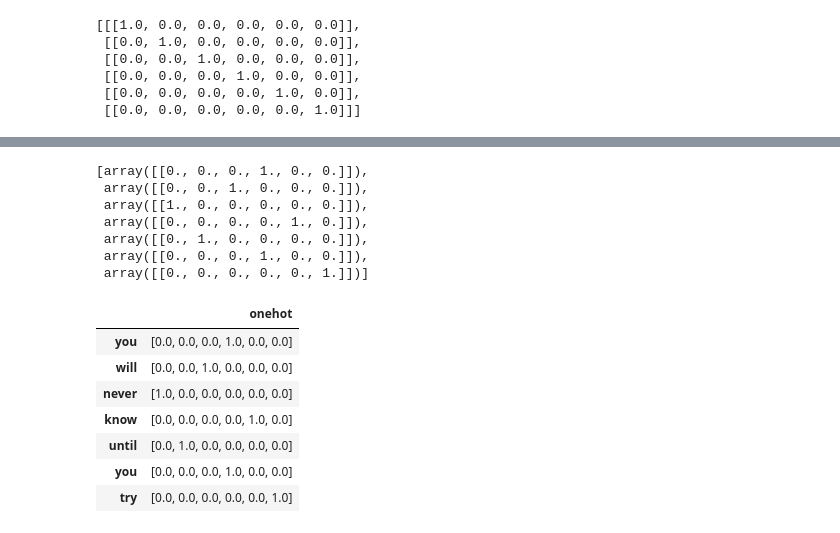
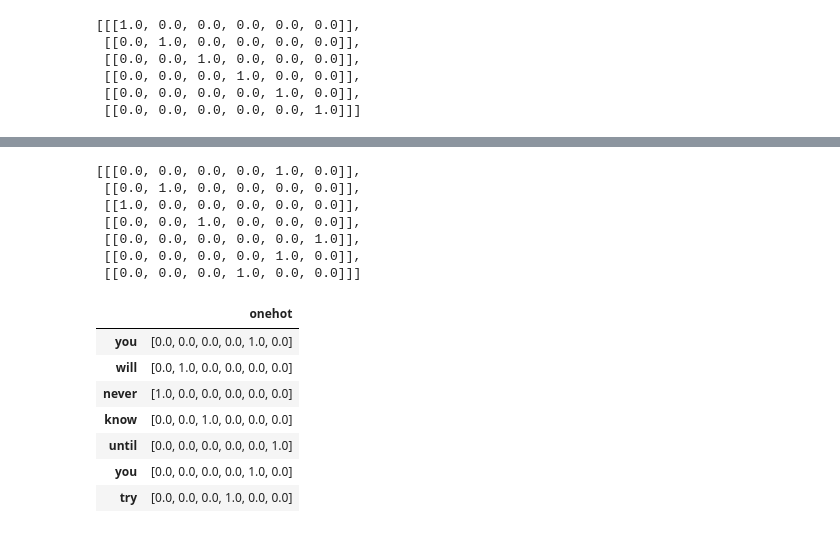
Before and after one commit to insightcampus/2020-inno-nlp-c-deeplearning, a Jupyter notebook: quotation_kim/word2vec.ipynb, the cells around one changed output, grey strips where cells are left out. Saved outputs shown, nothing was run; the diff lists cells and outputs as text; code cells hidden in the pictures.

```diff
--- a/quotation_kim/word2vec.ipynb
+++ b/quotation_kim/word2vec.ipynb
@@ -57,27 +47,27 @@ dic
 # %%
-onehot_lis = []
+y = []
 for token in token_list:
-    for word in dic.keys():
+    for word in dic.keys(): #토큰과 단어가 일치하면 토큰의 원핫벡터를 리스트에 추가
         if token == word:
-            onehot_lis.append(np.array(dic[word]))
-onehot_lis
+            y.append(dic[word])
+y
 # %% [output]
-[array([[0., 0., 0., 1., 0., 0.]]),
- array([[0., 0., 1., 0., 0., 0.]]),
- array([[1., 0., 0., 0., 0., 0.]]),
- array([[0., 0., 0., 0., 1., 0.]]),
- array([[0., 1., 0., 0., 0., 0.]]),
- array([[0., 0., 0., 1., 0., 0.]]),
- array([[0., 0., 0., 0., 0., 1.]])]
+[[[0.0, 0.0, 0.0, 0.0, 1.0, 0.0]],
+ [[0.0, 1.0, 0.0, 0.0, 0.0, 0.0]],
+ [[1.0, 0.0, 0.0, 0.0, 0.0, 0.0]],
+ [[0.0, 0.0, 1.0, 0.0, 0.0, 0.0]],
+ [[0.0, 0.0, 0.0, 0.0, 0.0, 1.0]],
+ [[0.0, 0.0, 0.0, 0.0, 1.0, 0.0]],
+ [[0.0, 0.0, 0.0, 1.0, 0.0, 0.0]]]
 # %%
-df = pd.DataFrame(onehot_lis, columns=['onehot'], index=token_list)
+df = pd.DataFrame(y, columns=['onehot'], index=token_list)
 df
 # %% [output]
 |  | onehot |
-| you | [0.0, 0.0, 0.0, 1.0, 0.0, 0.0] |
-| will | [0.0, 0.0, 1.0, 0.0, 0.0, 0.0] |
+| you | [0.0, 0.0, 0.0, 0.0, 1.0, 0.0] |
+| will | [0.0, 1.0, 0.0, 0.0, 0.0, 0.0] |
 | never | [1.0, 0.0, 0.0, 0.0, 0.0, 0.0] |
-| know | [0.0, 0.0, 0.0, 0.0, 1.0, 0.0] |
-| until | [0.0, 1.0, 0.0, 0.0, 0.0, 0.0] |
-| you | [0.0, 0.0, 0.0, 1.0, 0.0, 0.0] |
-| try | [0.0, 0.0, 0.0, 0.0, 0.0, 1.0] |
+| know | [0.0, 0.0, 1.0, 0.0, 0.0, 0.0] |
+| until | [0.0, 0.0, 0.0, 0.0, 0.0, 1.0] |
+| you | [0.0, 0.0, 0.0, 0.0, 1.0, 0.0] |
+| try | [0.0, 0.0, 0.0, 1.0, 0.0, 0.0] |
```
Also changed, not shown: parts of 19 cells of this notebook.
